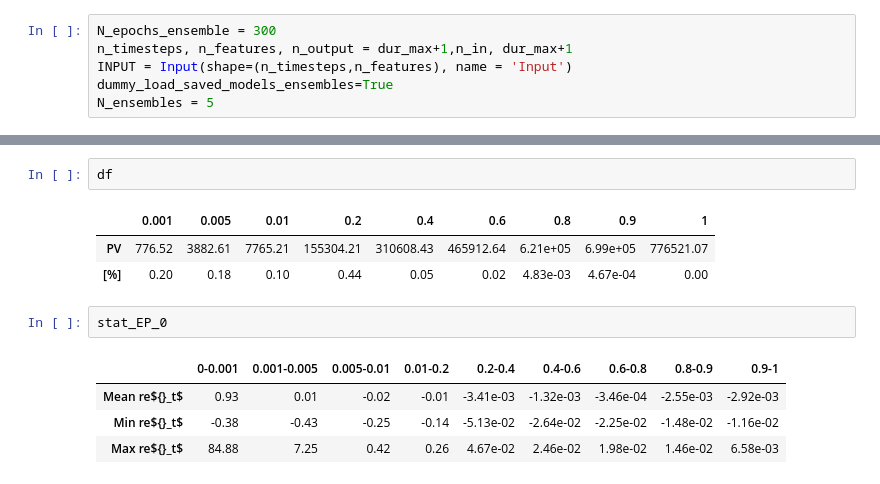
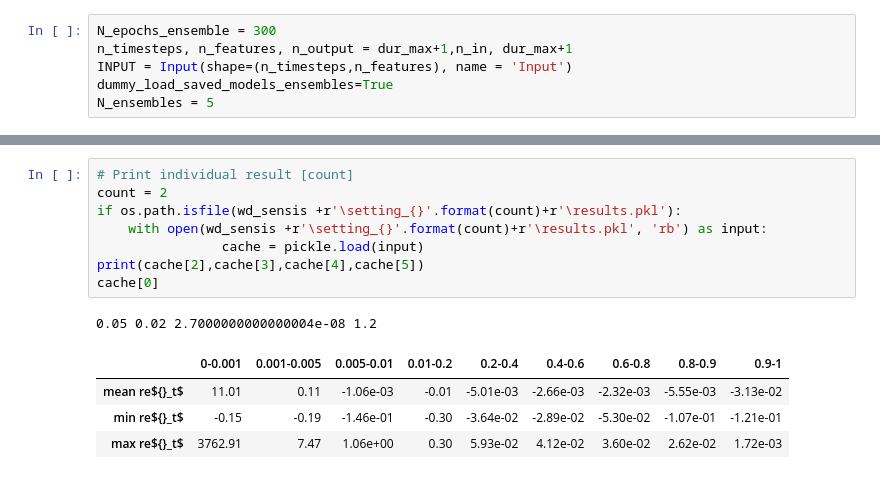
Before and after one commit to mtkier94/Master_Thesis, a Jupyter notebook: MSc_Thesis_Sensitivity_Analysis.ipynb, the cells around one changed output, grey strips where cells are left out. Cells and saved outputs as stored; diff of their text form.

```diff
--- a/MSc_Thesis_Sensitivity_Analysis.ipynb
+++ b/MSc_Thesis_Sensitivity_Analysis.ipynb
@@ -319,14 +296,15 @@ df.loc['[%]'] = dist_PV
-# %%
-df
-# %% [output]
-|  | 0.001 | 0.005 | 0.01 | 0.2 | 0.4 | 0.6 | 0.8 | 0.9 | 1 |
-| PV | 776.52 | 3882.61 | 7765.21 | 155304.21 | 310608.43 | 465912.64 | 6.21e+05 | 6.99e+05 | 776521.07 |
-| [%] | 0.20 | 0.18 | 0.10 | 0.44 | 0.05 | 0.02 | 4.83e-03 | 4.67e-04 | 0.00 |
-# %%
-stat_EP_0
-# %% [output]
-|  | 0-0.001 | 0.001-0.005 | 0.005-0.01 | 0.01-0.2 | 0.2-0.4 | 0.4-0.6 | 0.6-0.8 | 0.8-0.9 | 0.9-1 |
-| Mean re${}_t$ | 0.93 | 0.01 | -0.02 | -0.01 | -3.41e-03 | -1.32e-03 | -3.46e-04 | -2.55e-03 | -2.92e-03 |
-| Min re${}_t$ | -0.38 | -0.43 | -0.25 | -0.14 | -5.13e-02 | -2.64e-02 | -2.25e-02 | -1.48e-02 | -1.16e-02 |
-| Max re${}_t$ | 84.88 | 7.25 | 0.42 | 0.26 | 4.67e-02 | 2.46e-02 | 1.98e-02 | 1.46e-02 | 6.58e-03 |
+# %%
+# Print individual result [count]
+count = 2
+if os.path.isfile(wd_sensis +r'\setting_{}'.format(count)+r'\results.pkl'):
+    with open(wd_sensis +r'\setting_{}'.format(count)+r'\results.pkl', 'rb') as input:
+                cache = pickle.load(input)
+print(cache[2],cache[3],cache[4],cache[5])
+cache[0]
+# %% [output]
+0.05 0.02 2.7000000000000004e-08 1.2
+|  | 0-0.001 | 0.001-0.005 | 0.005-0.01 | 0.01-0.2 | 0.2-0.4 | 0.4-0.6 | 0.6-0.8 | 0.8-0.9 | 0.9-1 |
+| mean re${}_t$ | 11.01 | 0.11 | -1.06e-03 | -0.01 | -5.01e-03 | -2.66e-03 | -2.32e-03 | -5.55e-03 | -3.13e-02 |
+| min re${}_t$ | -0.15 | -0.19 | -1.46e-01 | -0.30 | -3.64e-02 | -2.89e-02 | -5.30e-02 | -1.07e-01 | -1.21e-01 |
+| max re${}_t$ | 3762.91 | 7.47 | 1.06e+00 | 0.30 | 5.93e-02 | 4.12e-02 | 3.60e-02 | 2.62e-02 | 1.72e-03 |
 # %%
```
Also changed, not shown: parts of 13 cells of this notebook.
